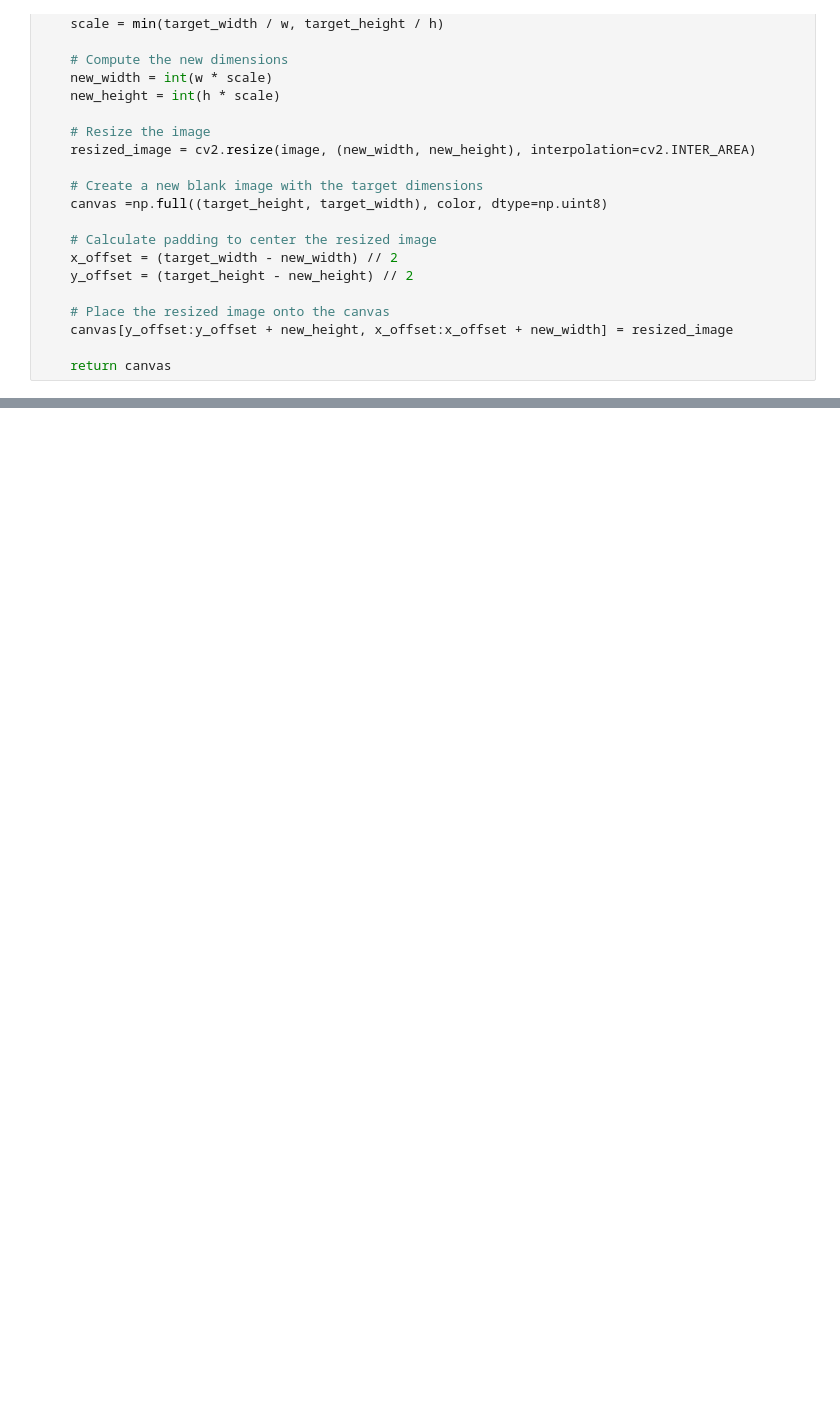
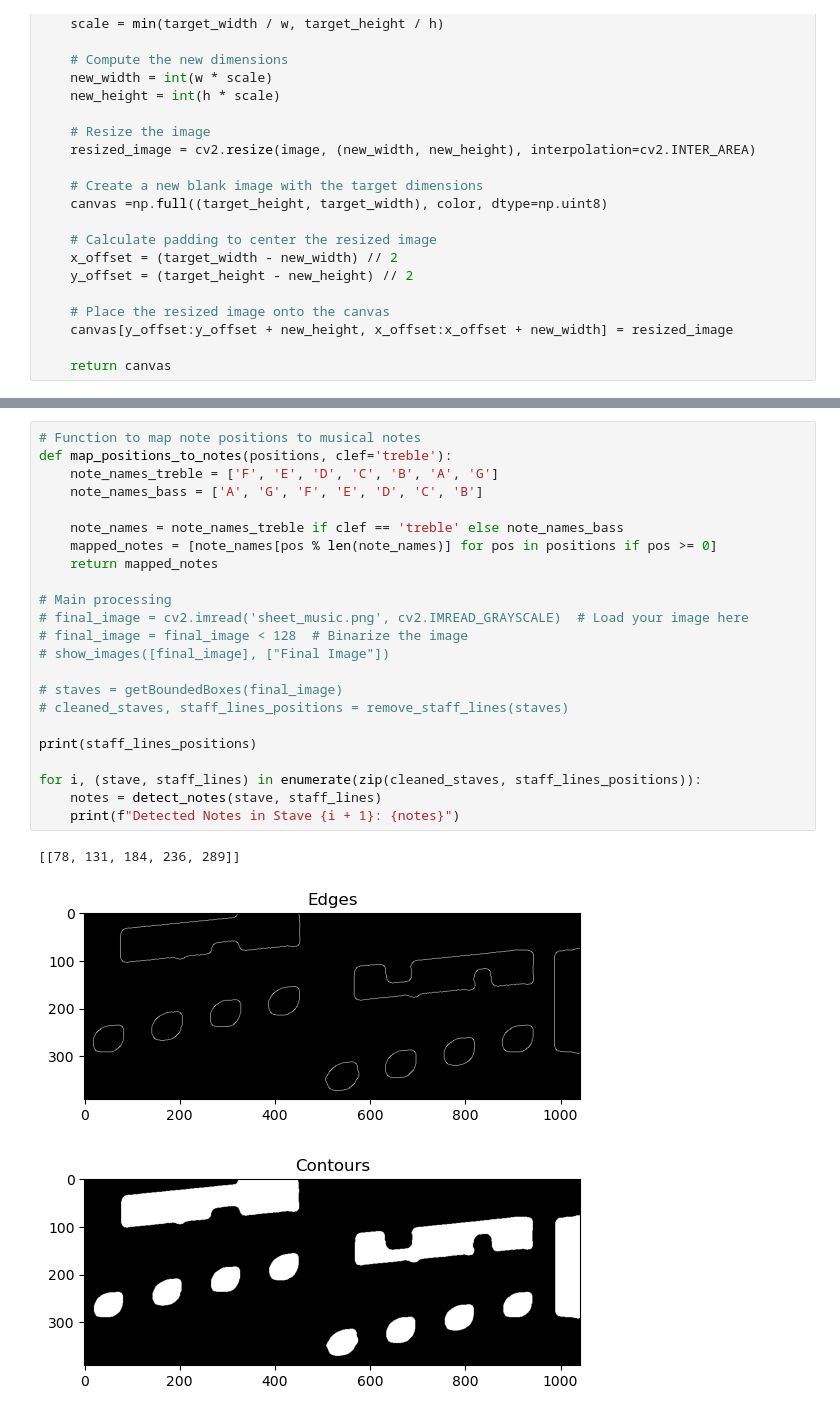
Before and after one commit to Malakyasser8/OMR-Music-Sheet-To-Song, a Jupyter notebook: main.ipynb, the cells around one changed output, grey strips where cells are left out. Cells and saved outputs as stored; diff of their text form; blank space fills up the shorter version.

```diff
--- a/main.ipynb
+++ b/main.ipynb
@@ -349,0 +532,27 @@ show_images([final_image],["final_image"])
+# %%
+# Function to map note positions to musical notes
+def map_positions_to_notes(positions, clef='treble'):
+    note_names_treble = ['F', 'E', 'D', 'C', 'B', 'A', 'G']
+    note_names_bass = ['A', 'G', 'F', 'E', 'D', 'C', 'B']
+
+    note_names = note_names_treble if clef == 'treble' else note_names_bass
+    mapped_notes = [note_names[pos % len(note_names)] for pos in positions if pos >= 0]
+    return mapped_notes
+
+# Main processing
+# final_image = cv2.imread('sheet_music.png', cv2.IMREAD_GRAYSCALE)  # Load your image here
+# final_image = final_image < 128  # Binarize the image
+# show_images([final_image], ["Final Image"])
+
+# staves = getBoundedBoxes(final_image)
+# cleaned_staves, staff_lines_positions = remove_staff_lines(staves)
+
+print(staff_lines_positions)
+
+for i, (stave, staff_lines) in enumerate(zip(cleaned_staves, staff_lines_positions)):
+    notes = detect_notes(stave, staff_lines)
+    print(f"Detected Notes in Stave {i + 1}: {notes}")
+# %% [output]
+[[78, 131, 184, 236, 289]]
+[figure, added]
+[figure, added]
```
Also changed, not shown: parts of 7 cells of this notebook, 1 other file.
